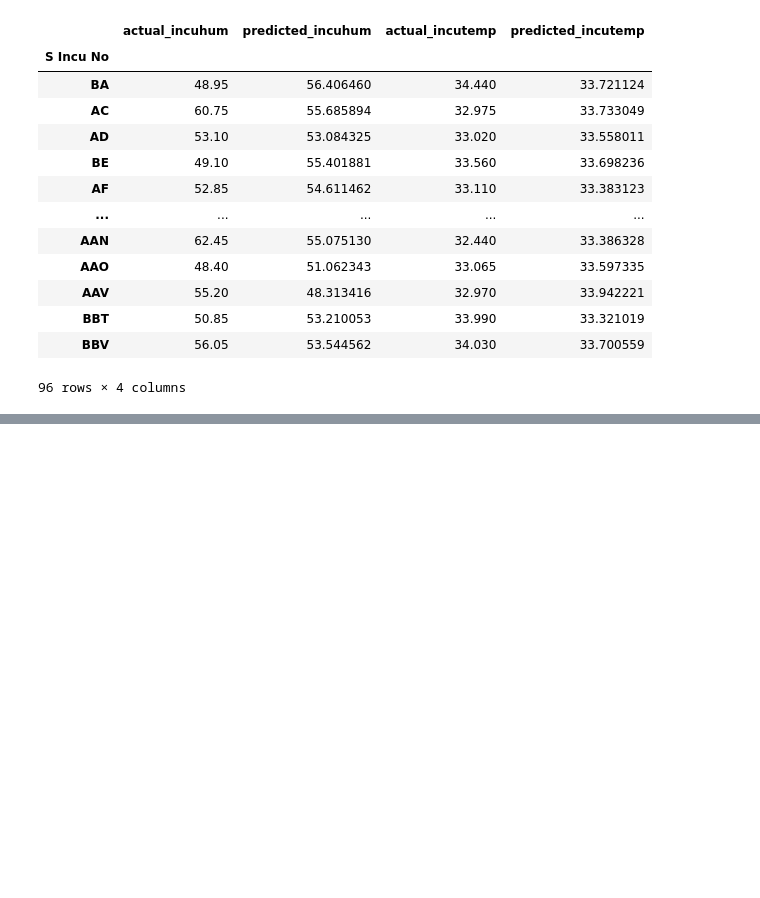
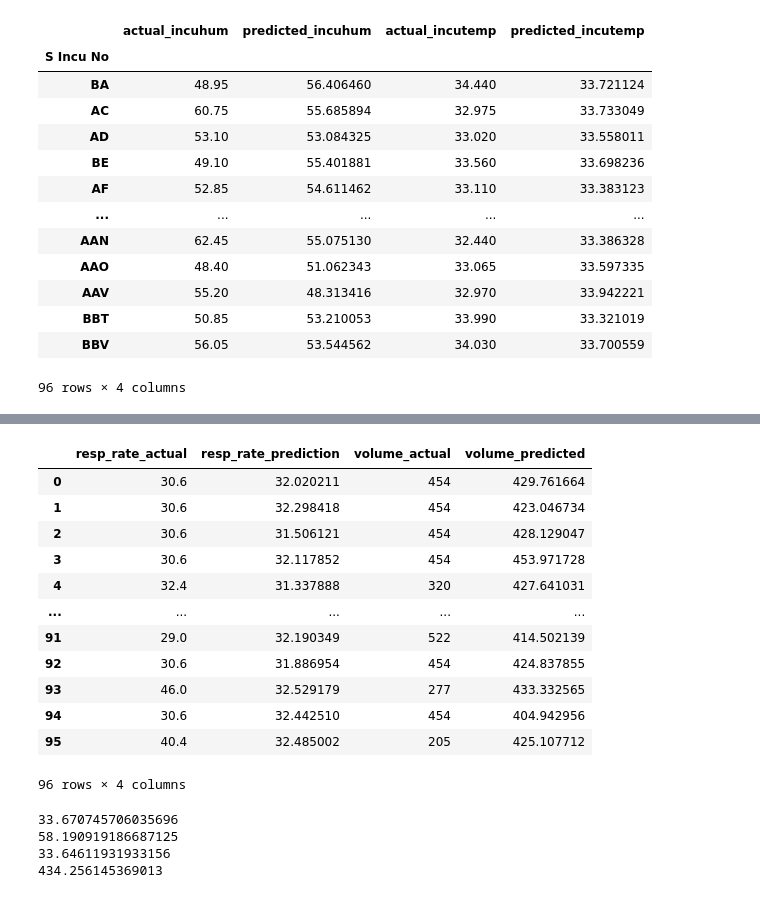
Before and after one commit to Biancaa-R/Humidity-sensors-reading-prediction-and-Incubator-parameters-determination, a Jupyter notebook: incu_parameters/predictive_linear.ipynb, the cells around one changed output, grey strips where cells are left out. Saved outputs shown, nothing was run; the diff lists cells and outputs as text; code cells hidden in the pictures; blank space fills up the shorter version.

```diff
--- a/incu_parameters/predictive_linear.ipynb
+++ b/incu_parameters/predictive_linear.ipynb
@@ -284,3 +284,13 @@ prediction
 | BBT | 50.85 | 53.210053 | 33.990 | 33.321019 |
 | BBV | 56.05 | 53.544562 | 34.030 | 33.700559 |
 96 rows × 4 columns
+# %%
+#Next part:
+import pandas as pd
+breath=pd.read_csv("breath.csv")
+x=breath[["age","weight","heatout","roomhum","roomtemp"]].copy()
+y=breath[["resp_rate"]].copy()
+x["intercept"]=1
+x=x[["intercept","age","weight","heatout","roomhum","roomtemp"]]
+x_t=x.T
+B=np.linalg.inv(x_t@x)@x_t@y
@@ -286,0 +307,4 @@ prediction
+# %%
+B.index=x.columns
+predictionsr=x@B
+predictionsr
@@ -286,0 +325,7 @@ prediction
+# %%
+x=breath[["age","weight","heatout","roomhum","roomtemp"]].copy()
+y=breath[["volume"]].copy()
+x["intercept"]=1
+x=x[["intercept","age","weight","heatout","roomhum","roomtemp"]]
+x_t=x.T
+B=np.linalg.inv(x_t@x)@x_t@y
@@ -286,0 +342,4 @@ prediction
+# %%
+B.index=x.columns
+predictionsv=x@B
+predictionsv
@@ -286,0 +360,48 @@ prediction
+# %%
+prediction_final=pd.concat([breath["resp_rate"],predictionsr["resp_rate"],breath["volume"],predictionsv["volume"]],axis=1)
+prediction_final.columns=["resp_rate_actual","resp_rate_prediction","volume_actual","volume_predicted"]
+prediction_final
+# %% [output]
+|  | resp_rate_actual | resp_rate_prediction | volume_actual | volume_predicted |
+| 0 | 30.6 | 32.020211 | 454 | 429.761664 |
+| 1 | 30.6 | 32.298418 | 454 | 423.046734 |
+| 2 | 30.6 | 31.506121 | 454 | 428.129047 |
+| 3 | 30.6 | 32.117852 | 454 | 453.971728 |
+| 4 | 32.4 | 31.337888 | 320 | 427.641031 |
+| ... | ... | ... | ... | ... |
+| 91 | 29.0 | 32.190349 | 522 | 414.502139 |
+| 92 | 30.6 | 31.886954 | 454 | 424.837855 |
+| 93 | 46.0 | 32.529179 | 277 | 433.332565 |
+| 94 | 30.6 | 32.442510 | 454 | 404.942956 |
+| 95 | 40.4 | 32.485002 | 205 | 425.107712 |
+96 rows × 4 columns
+# %%
+#SAMPLE DATA
+from sklearn.linear_model import LinearRegression
+linear=LinearRegression()
+linear.fit(dataset1[["age","weight","heatout","roomhum","roomtemp"]],dataset1[["incutemp"]])
+y=np.array([[26,1340,21,61,31]])
+prediction=linear.predict(y)
+#["age","weight","heatout","roomhum","roomtemp"]
+print(float(prediction))
+
+#linear=LinearRegression()
+linear.fit(dataset1[["age","weight","heatout","roomhum","roomtemp"]],dataset1[["incuhum"]])
+y=np.array([[26,1340,21,61,31]])
+prediction=linear.predict(y)
+print(float(prediction))
+
+linear.fit(dataset1[["age","weight","heatout","roomhum","roomtemp"]],breath[["resp_rate"]])
+y=np.array([[26,1340,21,61,31]])
+prediction=linear.predict(y)
+print(float(prediction))
+
+linear.fit(dataset1[["age","weight","heatout","roomhum","roomtemp"]],breath[["volume"]])
+y=np.array([[26,1340,21,61,31]])
+prediction=linear.predict(y)
+print(float(prediction))
+# %% [output]
+33.670745706035696
+58.190919186687125
+33.64611931933156
+434.256145369013
```
Also changed, not shown: parts of 4 cells of this notebook, 1 other file.
